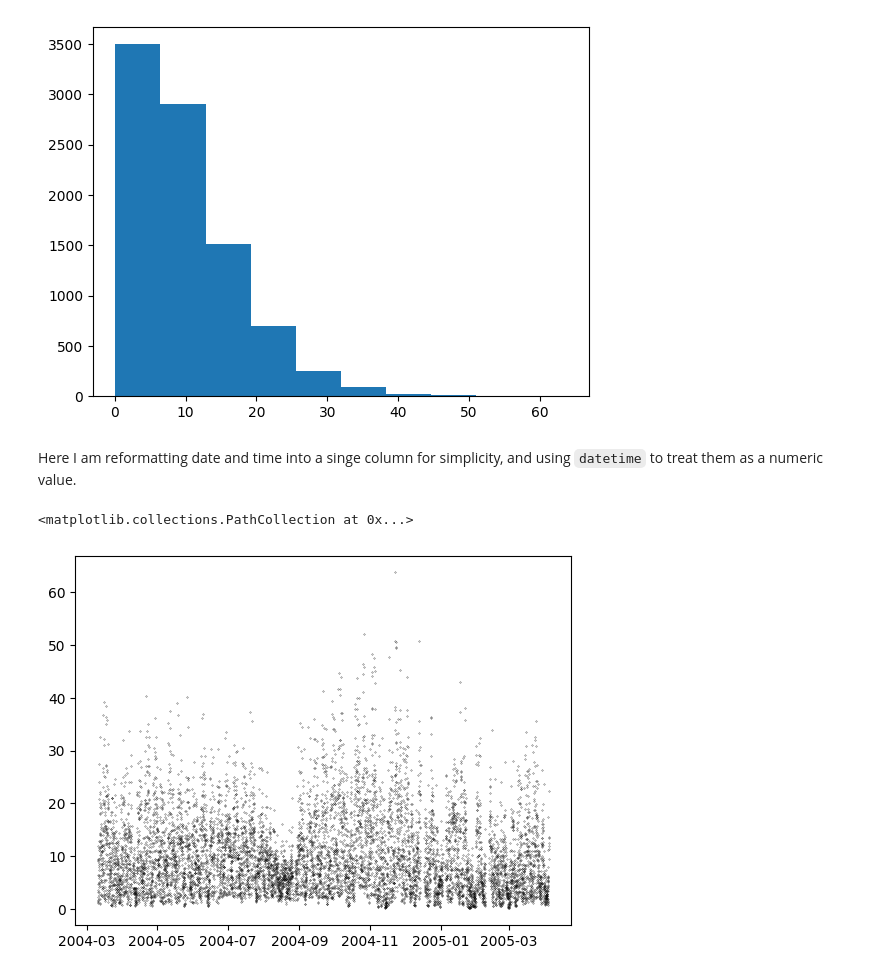
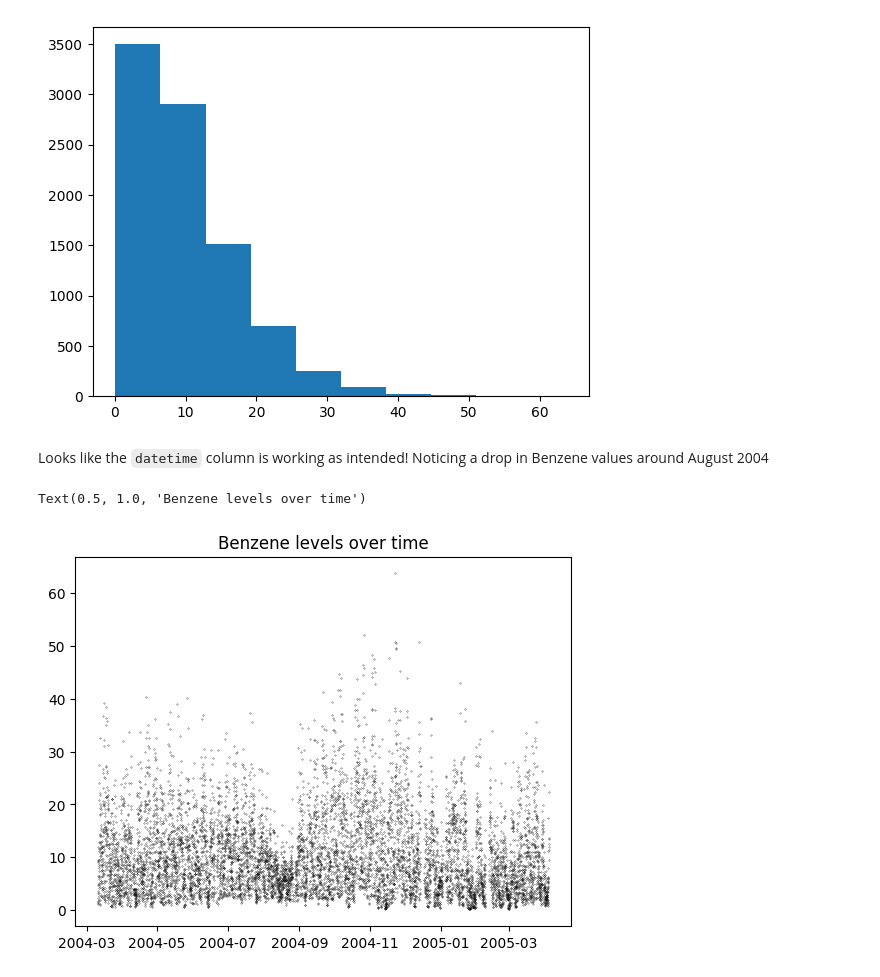
Before and after one commit to tort-cam/ST-554-P1, a Jupyter notebook: Task2/ST554Proj1EDA.ipynb, the cells around one changed output. Saved outputs shown, nothing was run; the diff lists cells and outputs as text; code cells hidden in the pictures.

Commit message:
Committing this as WIP, more changes to come soon. Many updates are in here.

```diff
--- a/Task2/ST554Proj1EDA.ipynb
+++ b/Task2/ST554Proj1EDA.ipynb
@@ -128,5 +152,3 @@ plt.hist(aqf["B"])
         57.34, 63.7 ]),
  <BarContainer object of 10 artists>)
 [figure]
-# %% [markdown]
-Here I am reformatting date and time into a singe column for simplicity, and using `datetime` to treat them as a numeric value.
@@ -137,5 +155,8 @@ aqf = aqf.drop("DTtemp", axis = 1)
+# %% [markdown]
+Looks like the `datetime` column is working as intended! Noticing a drop in Benzene values around August 2004
 # %%
 plt.scatter(aqf["datetime"], aqf["B"], s = .05, c = "black")
+plt.title("Benzene levels over time")
 # %% [output]
-<matplotlib.collections.PathCollection at 0x...>
+Text(0.5, 1.0, 'Benzene levels over time')
-[figure, old version]
+[figure, new version]
```
Also changed, not shown: parts of 24 cells of this notebook.
